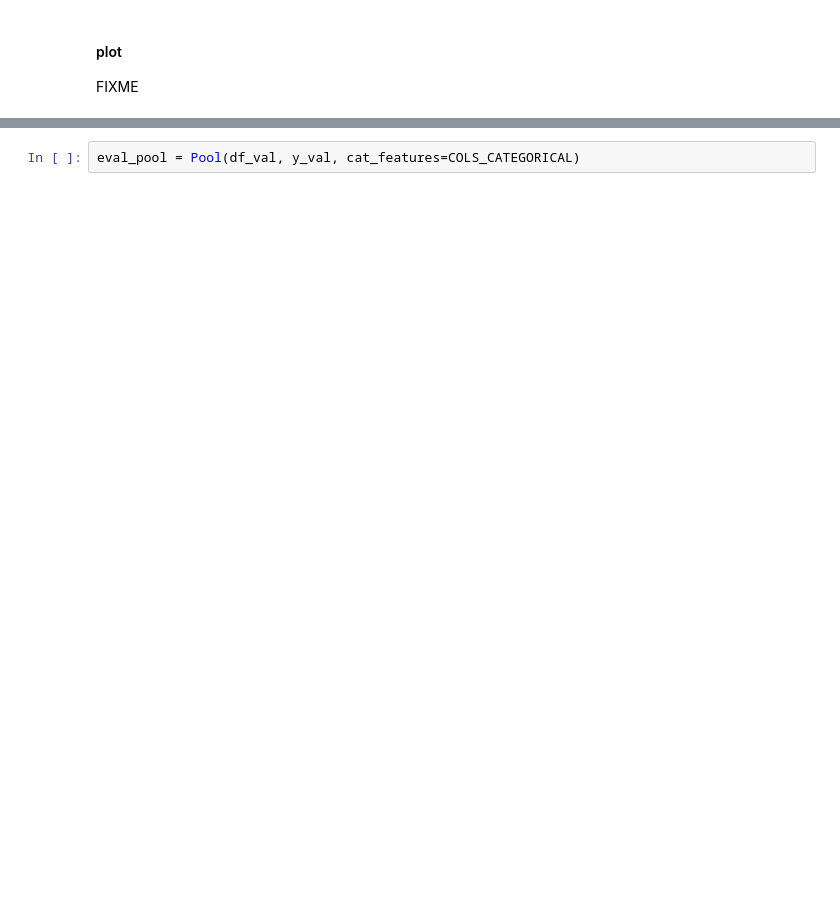
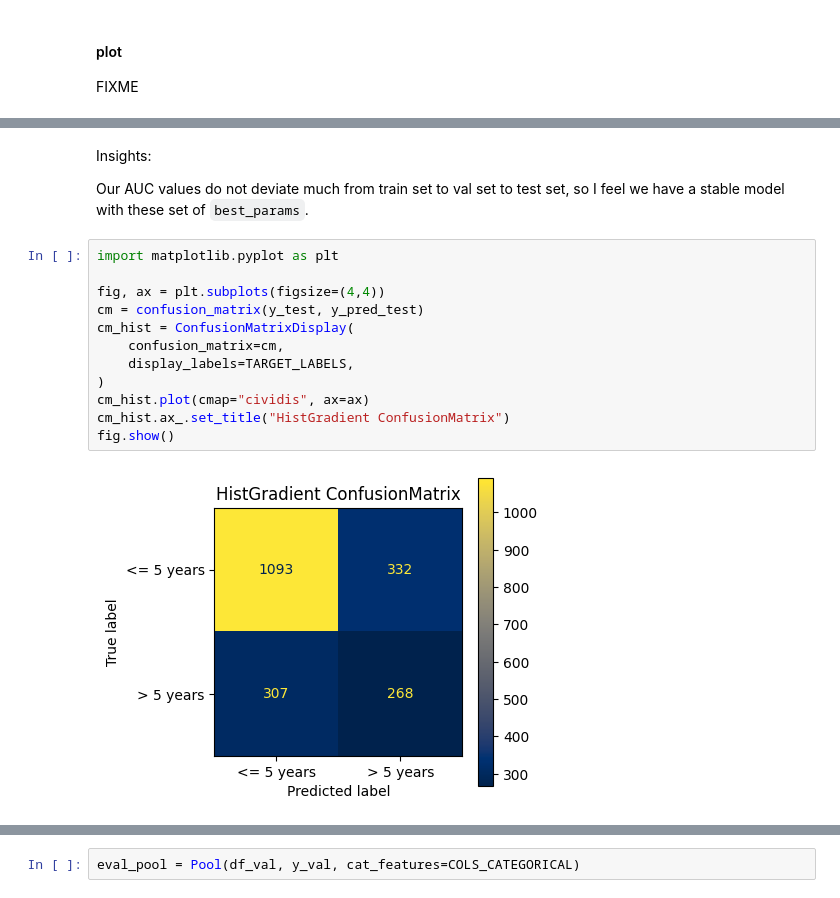
Before and after one commit to ellacharmed/mlzoomcamp-midterms-predict-graduation, a Jupyter notebook: notebook_model_tuning.ipynb, the cells around one changed output, grey strips where cells are left out. Cells and saved outputs as stored; diff of their text form; blank space fills up the shorter version.

```diff
--- a/notebook_model_tuning.ipynb
+++ b/notebook_model_tuning.ipynb
@@ -493,0 +517,18 @@ logging.info(f'-- best_hist test scores appended --')
+# %% [markdown]
+Insights:
+
+Our AUC values do not deviate much from train set to val set to test set, so I feel we have a stable model with these set of `best_params`.
+# %%
+import matplotlib.pyplot as plt
+
+fig, ax = plt.subplots(figsize=(4,4))
+cm = confusion_matrix(y_test, y_pred_test)
+cm_hist = ConfusionMatrixDisplay(
+    confusion_matrix=cm,
+    display_labels=TARGET_LABELS,
+)
+cm_hist.plot(cmap="cividis", ax=ax)
+cm_hist.ax_.set_title("HistGradient ConfusionMatrix")
+fig.show()
+# %% [output]
+[figure, added]
```
Also changed, not shown: parts of 59 cells of this notebook.
